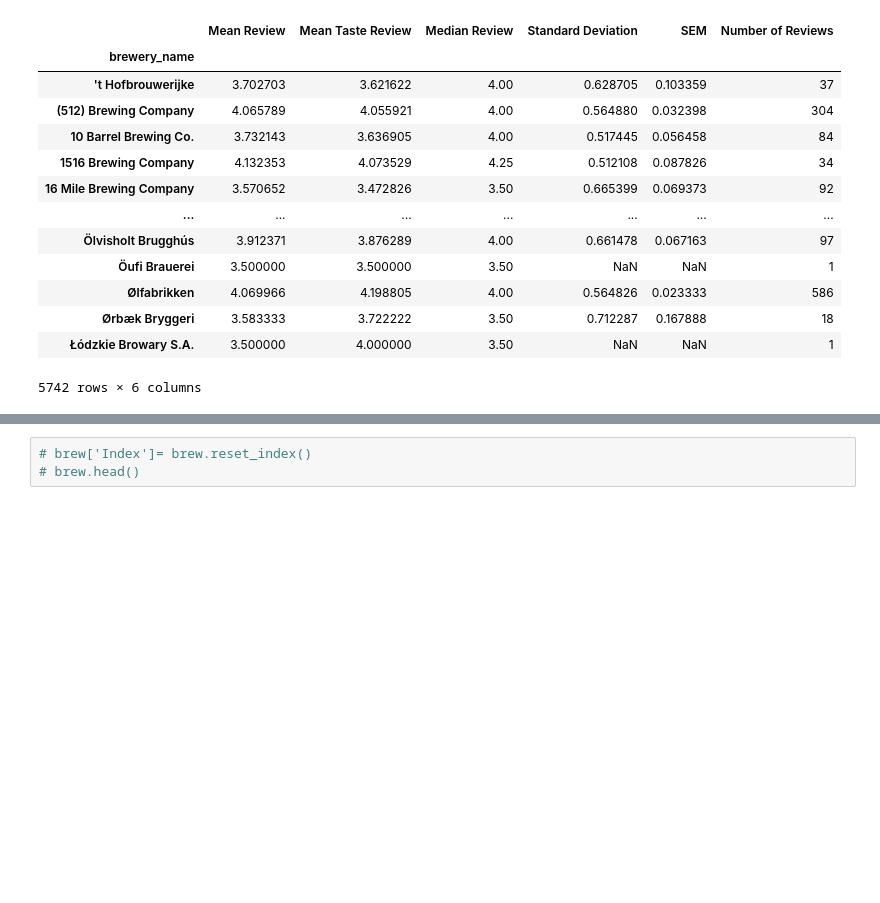
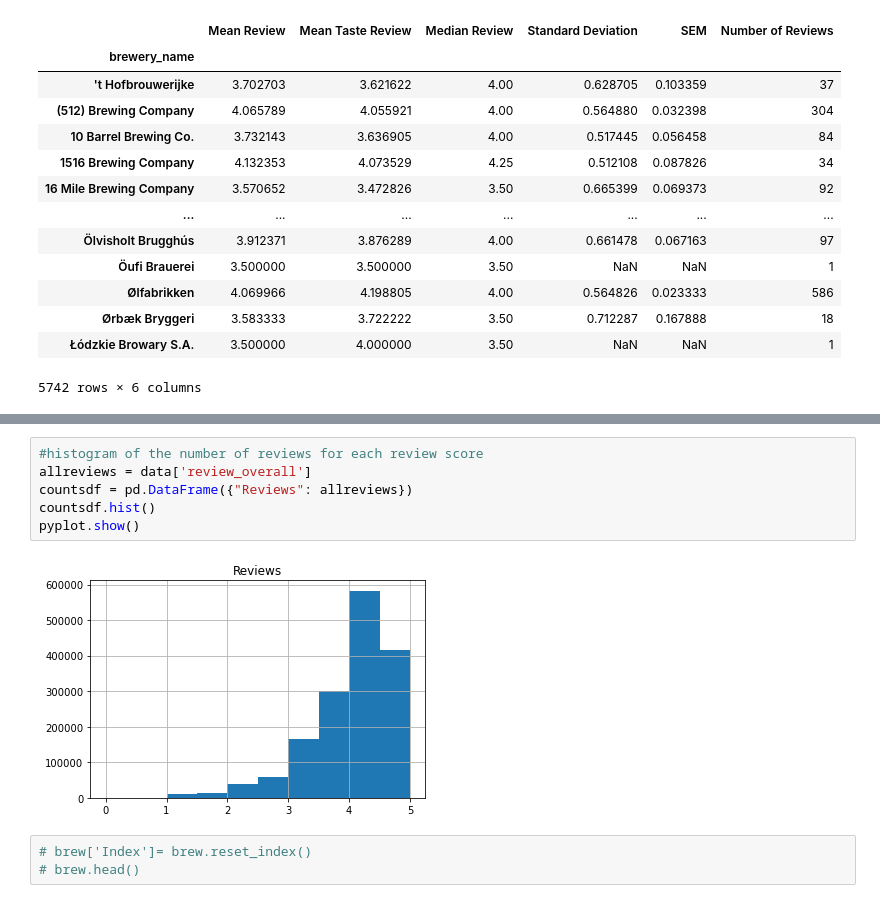
Before and after one commit to corrionk/Final_Project, a Jupyter notebook: Chelsea's Graphs.ipynb, the cells around one changed output, grey strips where cells are left out. Drawn from its saved outputs; the diff is of its cells as text; blank space fills up the shorter version.

Commit message:
more graph updates

```diff
--- a/Chelsea's Graphs.ipynb
+++ b/Chelsea's Graphs.ipynb
@@ -203,3 +220,11 @@ brew
+# %%
+#histogram of the number of reviews for each review score
+allreviews = data['review_overall']
+countsdf = pd.DataFrame({"Reviews": allreviews})
+countsdf.hist()
+pyplot.show()
+# %% [output]
+[figure, added]
 # %%
 # brew['Index']= brew.reset_index()
 # brew.head()
```
Also changed, not shown: parts of 3 cells of this notebook, 5 other files.
